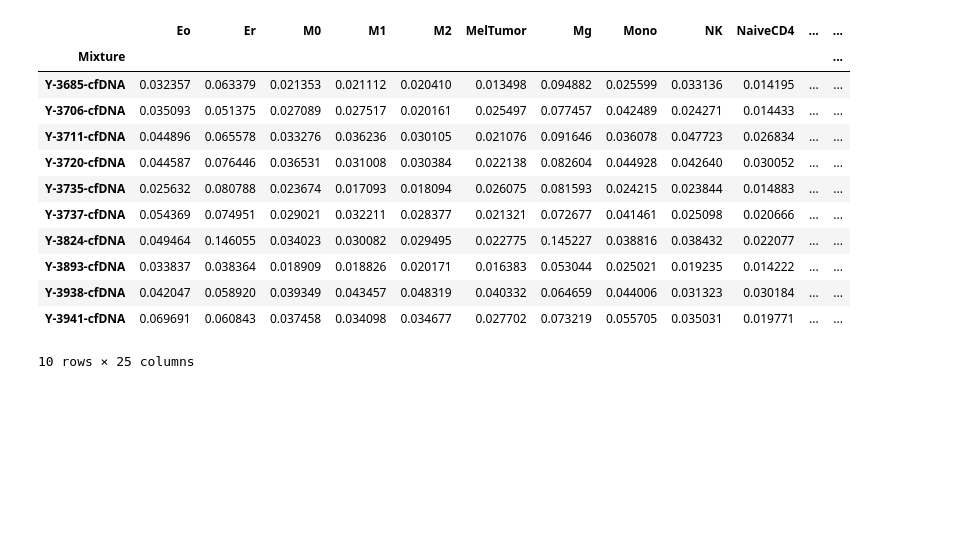
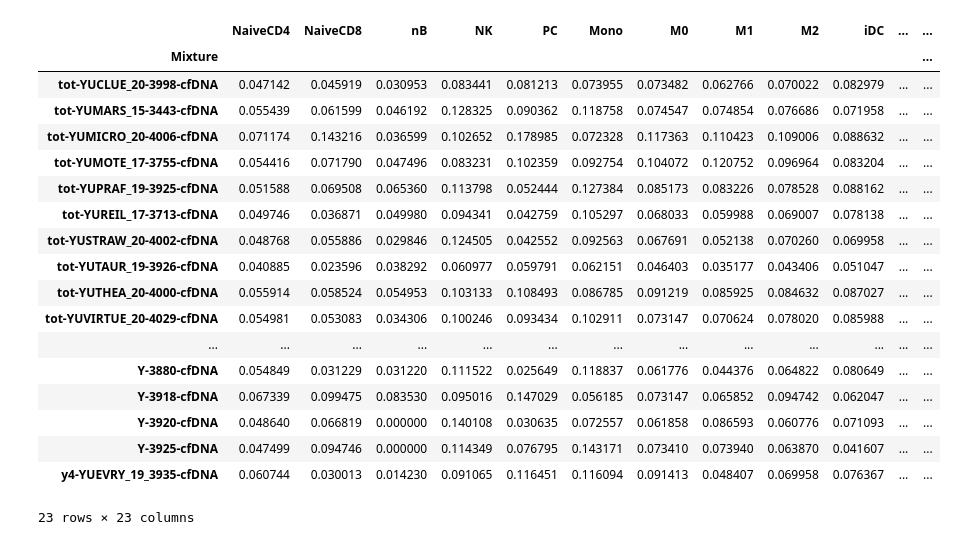
Before and after one commit to Irfanwustl/Research_code, a Jupyter notebook: Bilge/boxplots/response.ipynb, the cells around one changed output. Saved outputs shown, nothing was run; the diff lists cells and outputs as text; code cells hidden in the pictures; blank space fills up the shorter version.

```diff
--- a/Bilge/boxplots/response.ipynb
+++ b/Bilge/boxplots/response.ipynb
@@ -8,25 +8,31 @@ from statannot import add_stat_annotation
 from scipy.stats import mannwhitneyu
 # %%
 cutoff = 0
-file = '/Users/irffanalahi/Research/Research_update/SoftRD/largerEXP/BL22genepromdelta.7/Realdata/response_prediction/BL22LTME/corr/boxplots/try1/BL22LTMEtraining_genepromSM_0.7_ManualbestrefTIL85_result_dupindex_binnedstats.pkladjustedScore_minus_avg_ctporportion_CSxOut.txt_melanoma_noah_Response_encodedontx.txt'
+file = '/Users/irffanalahi/Research/Research_update/SoftRD/largerEXP/BL22genepromdelta.7/Realdata/response_prediction/BL22/boxplots/BL22_genepromSM_0.7.txt_TRAININGbestref.txt_result_dupindex_binnedstats.pkladjustedScore_minus_avgdivbyCTFRAG_CSxOut.txt_melanoma_noah_Response_encodedpretx.txt'
 data = pd.read_csv(file, sep='\t', index_col=0, encoding= 'unicode_escape')
 df = pd.DataFrame(data)
 
 df
 # %% [output]
-|  | Eo | Er | M0 | M1 | M2 | MelTumor | Mg | Mono | NK | NaiveCD4 | ... | ... |
+|  | NaiveCD4 | NaiveCD8 | nB | NK | PC | Mono | M0 | M1 | M2 | iDC | ... | ... |
 | Mixture |  |  |  |  |  |  |  |  |  |  |  | ... |
-| Y-3685-cfDNA | 0.032357 | 0.063379 | 0.021353 | 0.021112 | 0.020410 | 0.013498 | 0.094882 | 0.025599 | 0.033136 | 0.014195 | ... | ... |
-| Y-3706-cfDNA | 0.035093 | 0.051375 | 0.027089 | 0.027517 | 0.020161 | 0.025497 | 0.077457 | 0.042489 | 0.024271 | 0.014433 | ... | ... |
-| Y-3711-cfDNA | 0.044896 | 0.065578 | 0.033276 | 0.036236 | 0.030105 | 0.021076 | 0.091646 | 0.036078 | 0.047723 | 0.026834 | ... | ... |
-| Y-3720-cfDNA | 0.044587 | 0.076446 | 0.036531 | 0.031008 | 0.030384 | 0.022138 | 0.082604 | 0.044928 | 0.042640 | 0.030052 | ... | ... |
-| Y-3735-cfDNA | 0.025632 | 0.080788 | 0.023674 | 0.017093 | 0.018094 | 0.026075 | 0.081593 | 0.024215 | 0.023844 | 0.014883 | ... | ... |
-| Y-3737-cfDNA | 0.054369 | 0.074951 | 0.029021 | 0.032211 | 0.028377 | 0.021321 | 0.072677 | 0.041461 | 0.025098 | 0.020666 | ... | ... |
-| Y-3824-cfDNA | 0.049464 | 0.146055 | 0.034023 | 0.030082 | 0.029495 | 0.022775 | 0.145227 | 0.038816 | 0.038432 | 0.022077 | ... | ... |
-| Y-3893-cfDNA | 0.033837 | 0.038364 | 0.018909 | 0.018826 | 0.020171 | 0.016383 | 0.053044 | 0.025021 | 0.019235 | 0.014222 | ... | ... |
-| Y-3938-cfDNA | 0.042047 | 0.058920 | 0.039349 | 0.043457 | 0.048319 | 0.040332 | 0.064659 | 0.044006 | 0.031323 | 0.030184 | ... | ... |
-| Y-3941-cfDNA | 0.069691 | 0.060843 | 0.037458 | 0.034098 | 0.034677 | 0.027702 | 0.073219 | 0.055705 | 0.035031 | 0.019771 | ... | ... |
+| tot-YUCLUE_20-3998-cfDNA | 0.047142 | 0.045919 | 0.030953 | 0.083441 | 0.081213 | 0.073955 | 0.073482 | 0.062766 | 0.070022 | 0.082979 | ... | ... |
+| tot-YUMARS_15-3443-cfDNA | 0.055439 | 0.061599 | 0.046192 | 0.128325 | 0.090362 | 0.118758 | 0.074547 | 0.074854 | 0.076686 | 0.071958 | ... | ... |
+| tot-YUMICRO_20-4006-cfDNA | 0.071174 | 0.143216 | 0.036599 | 0.102652 | 0.178985 | 0.072328 | 0.117363 | 0.110423 | 0.109006 | 0.088632 | ... | ... |
+| tot-YUMOTE_17-3755-cfDNA | 0.054416 | 0.071790 | 0.047496 | 0.083231 | 0.102359 | 0.092754 | 0.104072 | 0.120752 | 0.096964 | 0.083204 | ... | ... |
+| tot-YUPRAF_19-3925-cfDNA | 0.051588 | 0.069508 | 0.065360 | 0.113798 | 0.052444 | 0.127384 | 0.085173 | 0.083226 | 0.078528 | 0.088162 | ... | ... |
+| tot-YUREIL_17-3713-cfDNA | 0.049746 | 0.036871 | 0.049980 | 0.094341 | 0.042759 | 0.105297 | 0.068033 | 0.059988 | 0.069007 | 0.078138 | ... | ... |
+| tot-YUSTRAW_20-4002-cfDNA | 0.048768 | 0.055886 | 0.029846 | 0.124505 | 0.042552 | 0.092563 | 0.067691 | 0.052138 | 0.070260 | 0.069958 | ... | ... |
+| tot-YUTAUR_19-3926-cfDNA | 0.040885 | 0.023596 | 0.038292 | 0.060977 | 0.059791 | 0.062151 | 0.046403 | 0.035177 | 0.043406 | 0.051047 | ... | ... |
+| tot-YUTHEA_20-4000-cfDNA | 0.055914 | 0.058524 | 0.054953 | 0.103133 | 0.108493 | 0.086785 | 0.091219 | 0.085925 | 0.084632 | 0.087027 | ... | ... |
+| tot-YUVIRTUE_20-4029-cfDNA | 0.054981 | 0.053083 | 0.034306 | 0.100246 | 0.093434 | 0.102911 | 0.073147 | 0.070624 | 0.078020 | 0.085988 | ... | ... |
+| ... | ... | ... | ... | ... | ... | ... | ... | ... | ... | ... | ... | ... |
+| Y-3880-cfDNA | 0.054849 | 0.031229 | 0.031220 | 0.111522 | 0.025649 | 0.118837 | 0.061776 | 0.044376 | 0.064822 | 0.080649 | ... | ... |
+| Y-3918-cfDNA | 0.067339 | 0.099475 | 0.083530 | 0.095016 | 0.147029 | 0.056185 | 0.073147 | 0.065852 | 0.094742 | 0.062047 | ... | ... |
+| Y-3920-cfDNA | 0.048640 | 0.066819 | 0.000000 | 0.140108 | 0.030635 | 0.072557 | 0.061858 | 0.086593 | 0.060776 | 0.071093 | ... | ... |
+| Y-3925-cfDNA | 0.047499 | 0.094746 | 0.000000 | 0.114349 | 0.076795 | 0.143171 | 0.073410 | 0.073940 | 0.063870 | 0.041607 | ... | ... |
+| y4-YUEVRY_19_3935-cfDNA | 0.060744 | 0.030013 | 0.014230 | 0.091065 | 0.116451 | 0.116094 | 0.091413 | 0.048407 | 0.069958 | 0.076367 | ... | ... |
-10 rows × 25 columns
+23 rows × 23 columns
 # %%
 fol = file+'_boxplots' + str(cutoff)
 os.mkdir(fol)
```
Also changed, not shown: parts of 2 cells of this notebook, 19 other files.
